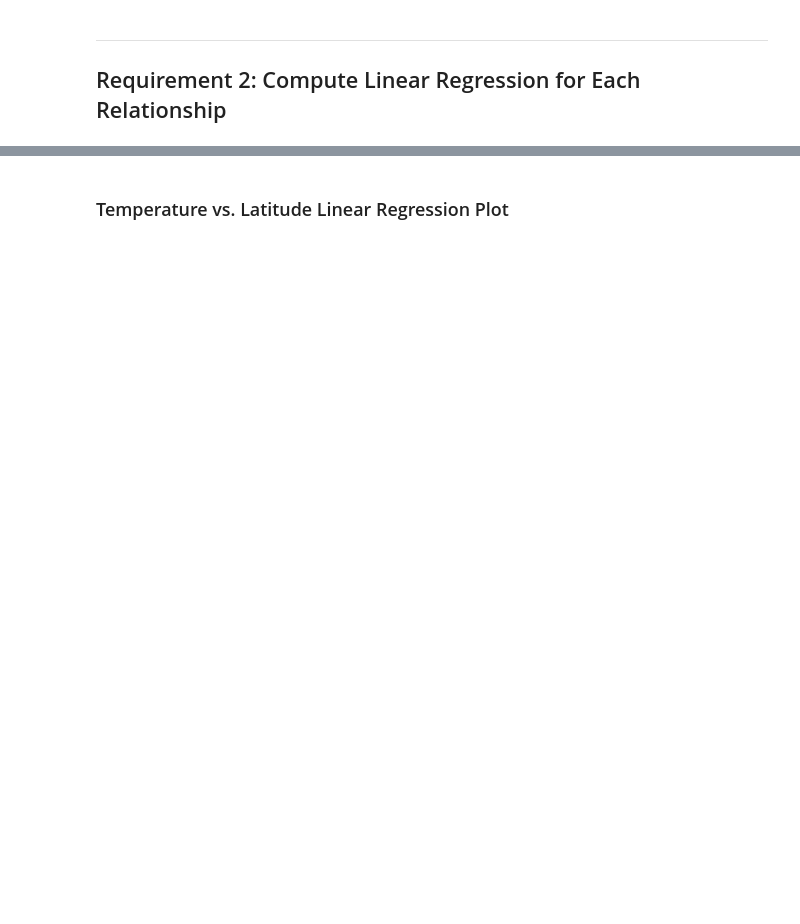
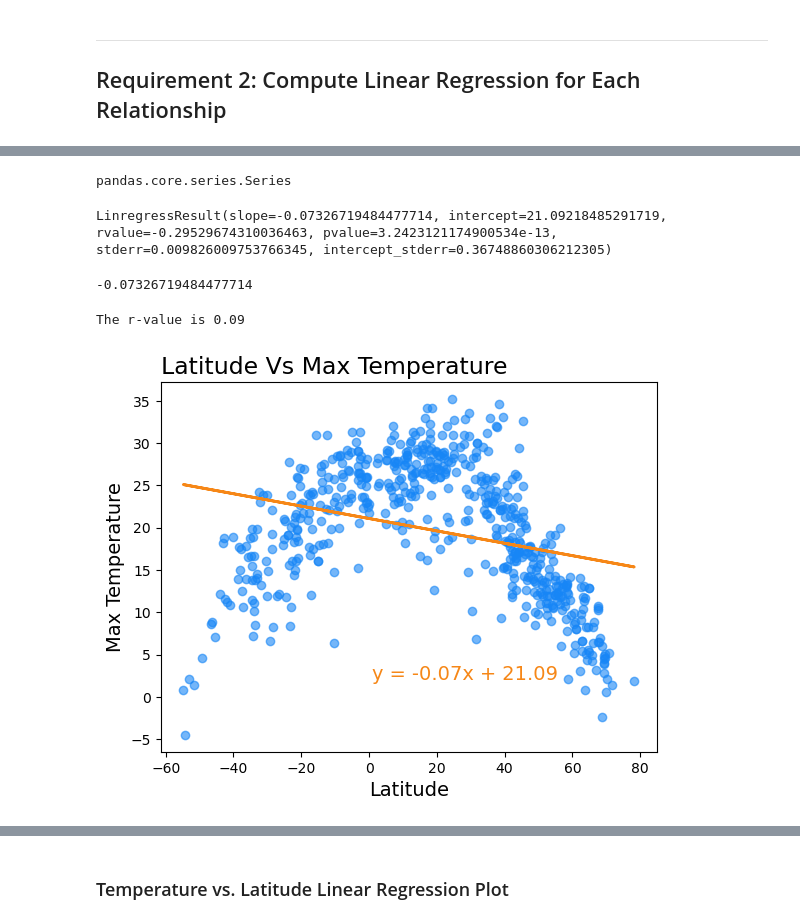
Before and after one commit to dejesusalcala/python-api-challenge, a Jupyter notebook: WeatherPy.ipynb, the cells around one changed output, grey strips where cells are left out. Cells and saved outputs as stored; diff of their text form; code cells hidden in the pictures; blank space fills up the shorter version.

Commit message:
Added more plots for analysis

```diff
--- a/WeatherPy.ipynb
+++ b/WeatherPy.ipynb
@@ -340,2 +337,63 @@ plt.show()
+# %%
+type(MainCityDataDF["Lat"])
+# %% [output]
+pandas.core.series.Series
+# %%
+lr_results = linregress(MainCityDataDF["Lat"],MainCityDataDF["Max Temp"])
+lr_results
+# %% [output]
+LinregressResult(slope=-0.07326719484477714, intercept=21.09218485291719, rvalue=-0.29529674310036463, pvalue=3.2423121174900534e-13, stderr=0.009826009753766345, intercept_stderr=0.36748860306212305)
+# %%
+lr_results[0]
+# %% [output]
+-0.07326719484477714
+# %%
+# Define a function to create Linear Regression plots
+
+def PlotLinearRegression(x_values, y_values, title, x_label, y_label, text_coordinates):
+
+    linear_regression_results = linregress(x_values, y_values)
+    slope = linear_regression_results[0]
+    y_intercept = linear_regression_results[1]
+    r_value = linear_regression_results[2]
+    p_value = linear_regression_results[3]
+    std_err = linear_regression_results[4]
+
+    y_values_regression = slope*x_values + y_intercept
+    regression_line = f"y = {round(slope, 2)}x + {round(y_intercept, 2)}"
+
+    plt.scatter(x = x_values,
+                y = y_values,
+                color = blue,
+                alpha = .60)
+    plt.plot(x_values,
+             y_values_regression,
+             linewidth = 2,
+             color = orange)
+    plt.annotate(regression_line,
+                 text_coordinates,
+                 color = orange,
+                 fontsize = 14)
+    plt.title(label = title,
+              loc = "left",
+              fontsize = 17)
+    plt.xlabel(xlabel = x_label,
+               fontsize = 14)
+    plt.ylabel(ylabel = y_label,
+               fontsize = 14)
+
+    print(f"The r-value is {round(r_value**2, 4)}")
+
+    plt.show()
+# %%
+PlotLinearRegression(x_values = MainCityDataDF["Lat"],
+                     y_values = MainCityDataDF["Max Temp"],
+                     title = "Latitude Vs Max Temperature",
+                     x_label = "Latitude",
+                     y_label = "Max Temperature",
+                     text_coordinates = (1,2))
+# %% [output]
+The r-value is 0.09
+[figure, added]
 # %%
 # Create a DataFrame with the Northern Hemisphere data (Latitude >= 0)
```
Also changed, not shown: parts of 23 cells of this notebook.
